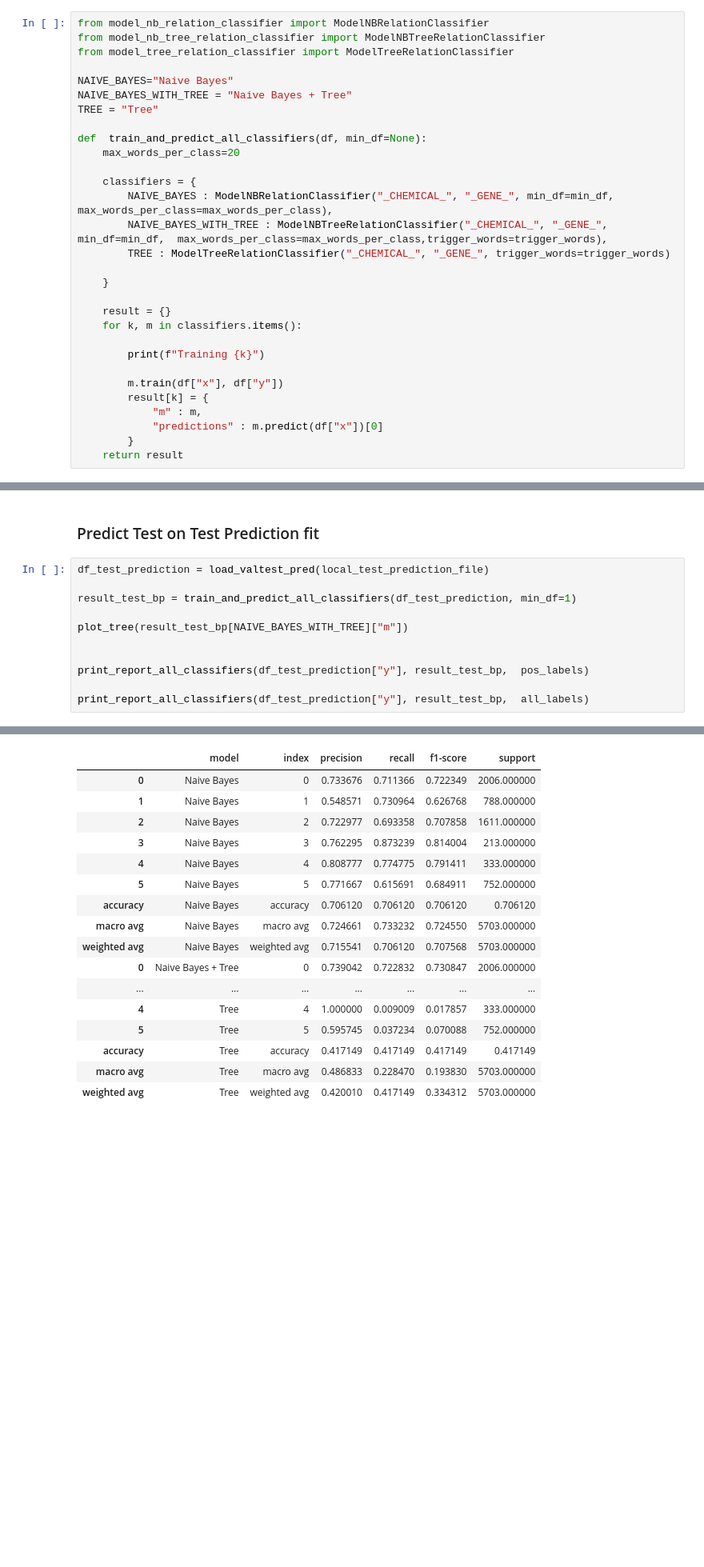
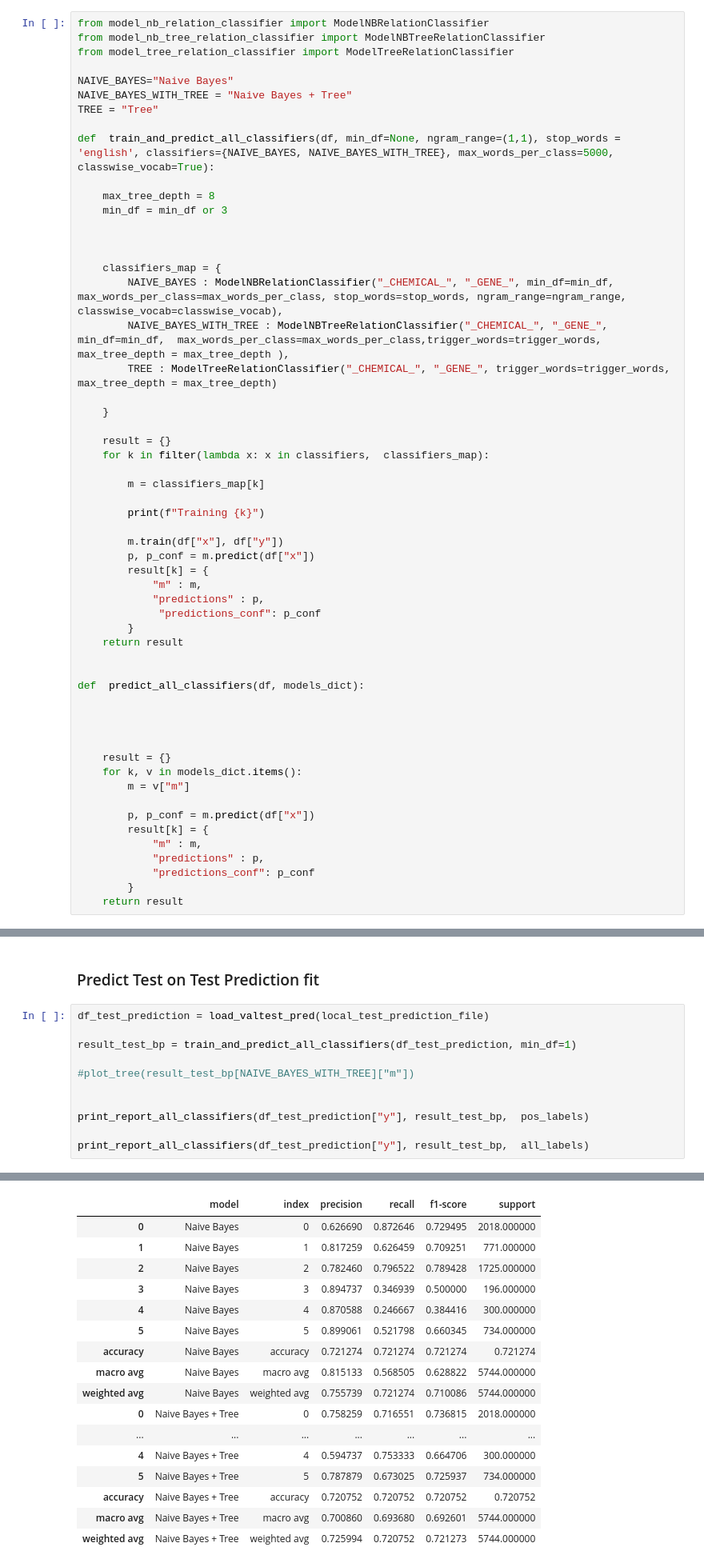
Before and after one commit to elangovana/bert-shortcuts, a Jupyter notebook: notebooks/chemprot_shortcut_analysis.ipynb, the cells around one changed output, grey strips where cells are left out. Shown at 80% size. Cells and saved outputs as stored; diff of their text form; blank space fills up the shorter version.

```diff
--- a/notebooks/chemprot_shortcut_analysis.ipynb
+++ b/notebooks/chemprot_shortcut_analysis.ipynb
@@ -82,27 +141,53 @@ NAIVE_BAYES="Naive Bayes"
 NAIVE_BAYES_WITH_TREE = "Naive Bayes + Tree"
 TREE = "Tree"
 
-def  train_and_predict_all_classifiers(df, min_df=None):
-    max_words_per_class=20
+def  train_and_predict_all_classifiers(df, min_df=None, ngram_range=(1,1), stop_words = 'english', classifiers={NAIVE_BAYES, NAIVE_BAYES_WITH_TREE}, max_words_per_class=5000, classwise_vocab=True):
 
-    classifiers = {
-        NAIVE_BAYES : ModelNBRelationClassifier("_CHEMICAL_", "_GENE_", min_df=min_df, max_words_per_class=max_words_per_class),
-        NAIVE_BAYES_WITH_TREE : ModelNBTreeRelationClassifier("_CHEMICAL_", "_GENE_", min_df=min_df,  max_words_per_class=max_words_per_class,trigger_words=trigger_words),
-        TREE : ModelTreeRelationClassifier("_CHEMICAL_", "_GENE_", trigger_words=trigger_words)
+    max_tree_depth = 8
+    min_df = min_df or 3
+
+
+
+    classifiers_map = {
+        NAIVE_BAYES : ModelNBRelationClassifier("_CHEMICAL_", "_GENE_", min_df=min_df, max_words_per_class=max_words_per_class, stop_words=stop_words, ngram_range=ngram_range, classwise_vocab=classwise_vocab),
+        NAIVE_BAYES_WITH_TREE : ModelNBTreeRelationClassifier("_CHEMICAL_", "_GENE_", min_df=min_df,  max_words_per_class=max_words_per_class,trigger_words=trigger_words, max_tree_depth = max_tree_depth ),
+        TREE : ModelTreeRelationClassifier("_CHEMICAL_", "_GENE_", trigger_words=trigger_words, max_tree_depth = max_tree_depth)
 
     }
 
     result = {}
-    for k, m in classifiers.items():
+    for k in filter(lambda x: x in classifiers,  classifiers_map):
+
+        m = classifiers_map[k]
 
         print(f"Training {k}")
 
         m.train(df["x"], df["y"])
+        p, p_conf = m.predict(df["x"])
         result[k] = {
             "m" : m,
-            "predictions" : m.predict(df["x"])[0]
+            "predictions" : p,
+             "predictions_conf": p_conf
         }
     return result
+
+
+def  predict_all_classifiers(df, models_dict):
+
+
+
+
+    result = {}
+    for k, v in models_dict.items():
+        m = v["m"]
+
+        p, p_conf = m.predict(df["x"])
+        result[k] = {
+            "m" : m,
+            "predictions" : p,
+            "predictions_conf": p_conf
+        }
+    return result
 # %%
 import tempfile
 
@@ -512,7 +1034,7 @@ df_test_prediction = load_valtest_pred(local_test_prediction_file)
 
 result_test_bp = train_and_predict_all_classifiers(df_test_prediction, min_df=1)
 
-plot_tree(result_test_bp[NAIVE_BAYES_WITH_TREE]["m"])
+#plot_tree(result_test_bp[NAIVE_BAYES_WITH_TREE]["m"])
 
 
 print_report_all_classifiers(df_test_prediction["y"], result_test_bp,  pos_labels)
@@ -544,17 +1061,17 @@ Training Tree
 |  | model | index | precision | recall | f1-score | support |
-| 0 | Naive Bayes | 0 | 0.733676 | 0.711366 | 0.722349 | 2006.000000 |
-| 1 | Naive Bayes | 1 | 0.548571 | 0.730964 | 0.626768 | 788.000000 |
-| 2 | Naive Bayes | 2 | 0.722977 | 0.693358 | 0.707858 | 1611.000000 |
-| 3 | Naive Bayes | 3 | 0.762295 | 0.873239 | 0.814004 | 213.000000 |
-| 4 | Naive Bayes | 4 | 0.808777 | 0.774775 | 0.791411 | 333.000000 |
-| 5 | Naive Bayes | 5 | 0.771667 | 0.615691 | 0.684911 | 752.000000 |
-| accuracy | Naive Bayes | accuracy | 0.706120 | 0.706120 | 0.706120 | 0.706120 |
-| macro avg | Naive Bayes | macro avg | 0.724661 | 0.733232 | 0.724550 | 5703.000000 |
-| weighted avg | Naive Bayes | weighted avg | 0.715541 | 0.706120 | 0.707568 | 5703.000000 |
-| 0 | Naive Bayes + Tree | 0 | 0.739042 | 0.722832 | 0.730847 | 2006.000000 |
+| 0 | Naive Bayes | 0 | 0.626690 | 0.872646 | 0.729495 | 2018.000000 |
+| 1 | Naive Bayes | 1 | 0.817259 | 0.626459 | 0.709251 | 771.000000 |
+| 2 | Naive Bayes | 2 | 0.782460 | 0.796522 | 0.789428 | 1725.000000 |
+| 3 | Naive Bayes | 3 | 0.894737 | 0.346939 | 0.500000 | 196.000000 |
+| 4 | Naive Bayes | 4 | 0.870588 | 0.246667 | 0.384416 | 300.000000 |
+| 5 | Naive Bayes | 5 | 0.899061 | 0.521798 | 0.660345 | 734.000000 |
+| accuracy | Naive Bayes | accuracy | 0.721274 | 0.721274 | 0.721274 | 0.721274 |
+| macro avg | Naive Bayes | macro avg | 0.815133 | 0.568505 | 0.628822 | 5744.000000 |
+| weighted avg | Naive Bayes | weighted avg | 0.755739 | 0.721274 | 0.710086 | 5744.000000 |
+| 0 | Naive Bayes + Tree | 0 | 0.758259 | 0.716551 | 0.736815 | 2018.000000 |
 | ... | ... | ... | ... | ... | ... | ... |
-| 4 | Tree | 4 | 1.000000 | 0.009009 | 0.017857 | 333.000000 |
-| 5 | Tree | 5 | 0.595745 | 0.037234 | 0.070088 | 752.000000 |
-| accuracy | Tree | accuracy | 0.417149 | 0.417149 | 0.417149 | 0.417149 |
-| macro avg | Tree | macro avg | 0.486833 | 0.228470 | 0.193830 | 5703.000000 |
-| weighted avg | Tree | weighted avg | 0.420010 | 0.417149 | 0.334312 | 5703.000000 |
+| 4 | Naive Bayes + Tree | 4 | 0.594737 | 0.753333 | 0.664706 | 300.000000 |
+| 5 | Naive Bayes + Tree | 5 | 0.787879 | 0.673025 | 0.725937 | 734.000000 |
+| accuracy | Naive Bayes + Tree | accuracy | 0.720752 | 0.720752 | 0.720752 | 0.720752 |
+| macro avg | Naive Bayes + Tree | macro avg | 0.700860 | 0.693680 | 0.692601 | 5744.000000 |
+| weighted avg | Naive Bayes + Tree | weighted avg | 0.725994 | 0.720752 | 0.721273 | 5744.000000 |
```
Also changed, not shown: parts of 82 cells of this notebook, 5 other files.
